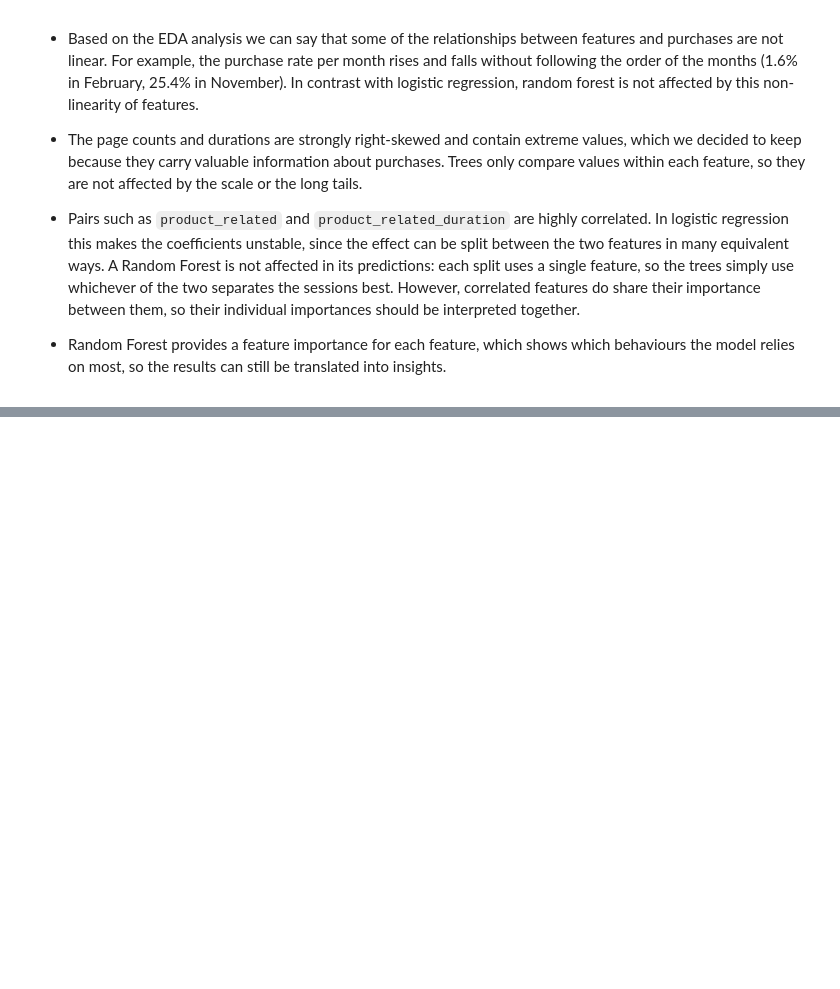
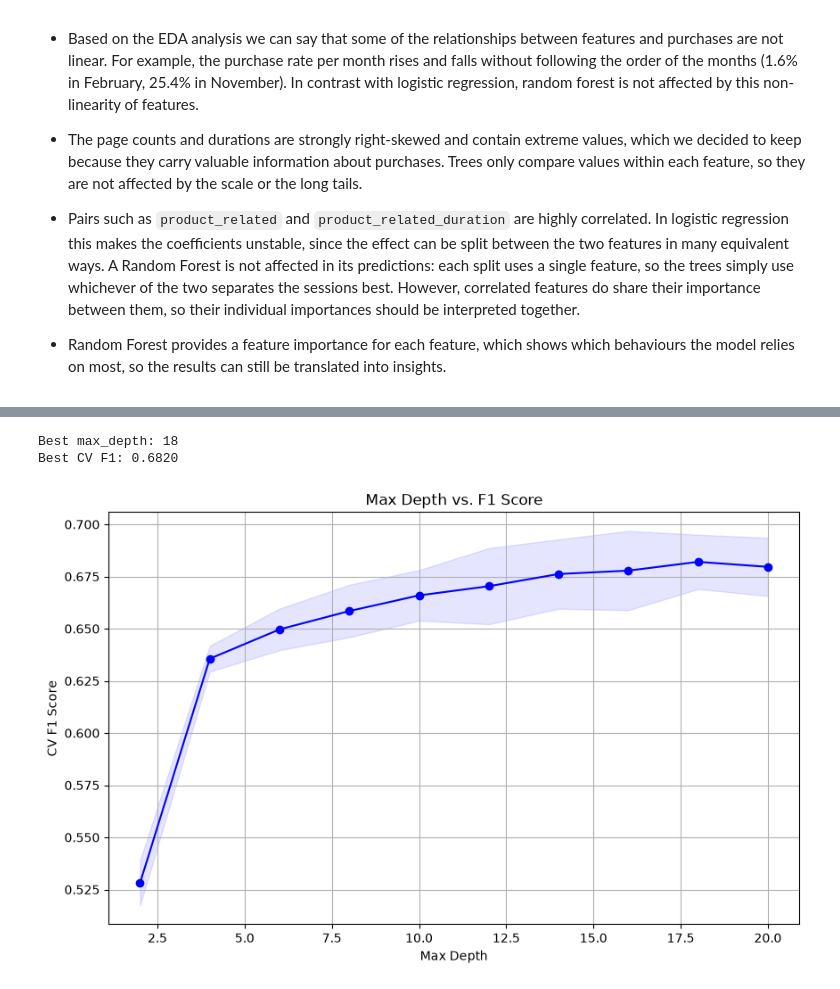
Before and after one commit to tginting-star/RLML_ecommerce_project, a Jupyter notebook: Project/Project code.ipynb, the cells around one changed output, grey strips where cells are left out. Cells and saved outputs as stored; diff of their text form; code cells hidden in the pictures; blank space fills up the shorter version.

Commit message:
Almost finished project. Need to add the XGBoost info and results to the descriptions

```diff
--- a/Project/Project code.ipynb
+++ b/Project/Project code.ipynb
@@ -1026,0 +1062,33 @@ Both balancing techniques raise the F1 and the recall:
+# %%
+# Random Forest with class_weight to tune
+rf_weighted = RandomForestClassifier(n_estimators=100, class_weight="balanced", random_state=17)
+
+# Different values of max_depth to try
+rf_param_grid = {"max_depth": [2, 4, 6, 8, 10, 12, 14, 16, 18, 20]}
+
+# Try every value with the same 5-fold cross-validation and keep the best one
+rf_gridSearchCV = GridSearchCV(rf_weighted, param_grid=rf_param_grid, cv=cv, scoring="f1", n_jobs=-1)
+rf_gridSearchCV.fit(X_train, y_train)
+
+# Get results
+print(f"Best max_depth: {rf_gridSearchCV.best_params_['max_depth']}")
+print(f"Best CV F1: {rf_gridSearchCV.best_score_:.4f}")
+# %% [output]
+Best max_depth: 18
+Best CV F1: 0.6820
+# %%
+# Plot max_depth vs. F1, with a band of ± one standard deviation
+results_rf = rf_gridSearchCV.cv_results_
+depth_values = rf_param_grid["max_depth"]
+
+plt.figure(figsize=(10, 6))
+plt.plot(depth_values, results_rf["mean_test_score"], marker="o", linestyle="-", color="b")
+plt.fill_between(depth_values, results_rf["mean_test_score"] - results_rf["std_test_score"],
+                 results_rf["mean_test_score"] + results_rf["std_test_score"], alpha=0.1, color="b")
+plt.title("Max Depth vs. F1 Score")
+plt.xlabel("Max Depth")
+plt.ylabel("CV F1 Score")
+plt.grid(True)
+plt.show()
+# %% [output]
+[figure, added]
```
Also changed, not shown: parts of 45 cells of this notebook.
